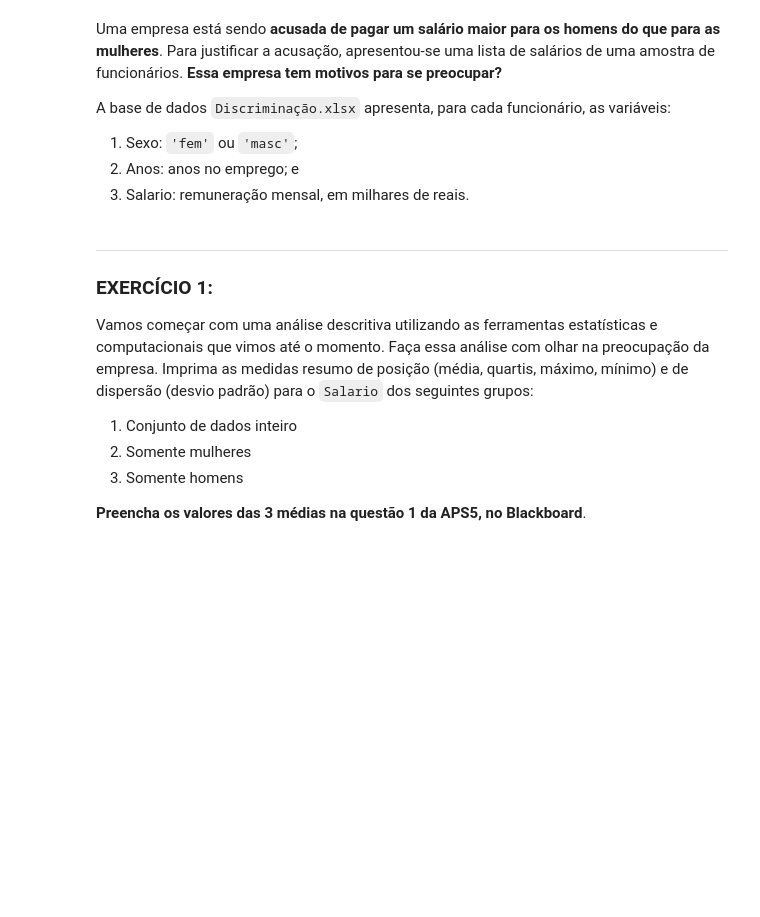
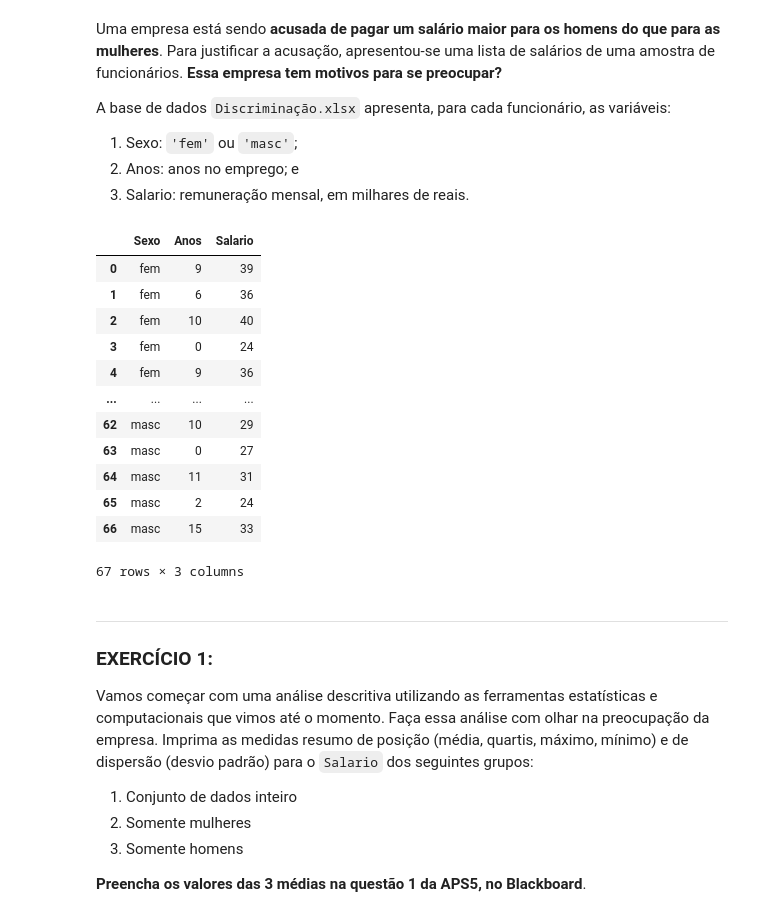
Before and after one commit to thevitorhideki/cdados, a Jupyter notebook: exercicios/Aula09_Exercicio_ExplorandoDuasVariaveisQuantitativas_Discriminacao.ipynb, the cells around one changed output. Saved outputs shown, nothing was run; the diff lists cells and outputs as text; code cells hidden in the pictures; blank space fills up the shorter version.

```diff
--- a/exercicios/Aula09_Exercicio_ExplorandoDuasVariaveisQuantitativas_Discriminacao.ipynb
+++ b/exercicios/Aula09_Exercicio_ExplorandoDuasVariaveisQuantitativas_Discriminacao.ipynb
@@ -53,7 +56,21 @@ A base de dados `Discriminação.xlsx` apresenta, para cada funcionário, as var
 # %%
 dados = pd.read_excel('Discriminacao.xlsx')
 # %%
-dados.head()
+dados
+# %% [output]
+|  | Sexo | Anos | Salario |
+| 0 | fem | 9 | 39 |
+| 1 | fem | 6 | 36 |
+| 2 | fem | 10 | 40 |
+| 3 | fem | 0 | 24 |
+| 4 | fem | 9 | 36 |
+| ... | ... | ... | ... |
+| 62 | masc | 10 | 29 |
+| 63 | masc | 0 | 27 |
+| 64 | masc | 11 | 31 |
+| 65 | masc | 2 | 24 |
+| 66 | masc | 15 | 33 |
+67 rows × 3 columns
 # %% [markdown]
 ___
 
```
Also changed, not shown: parts of 15 cells of this notebook, 3 other files.
